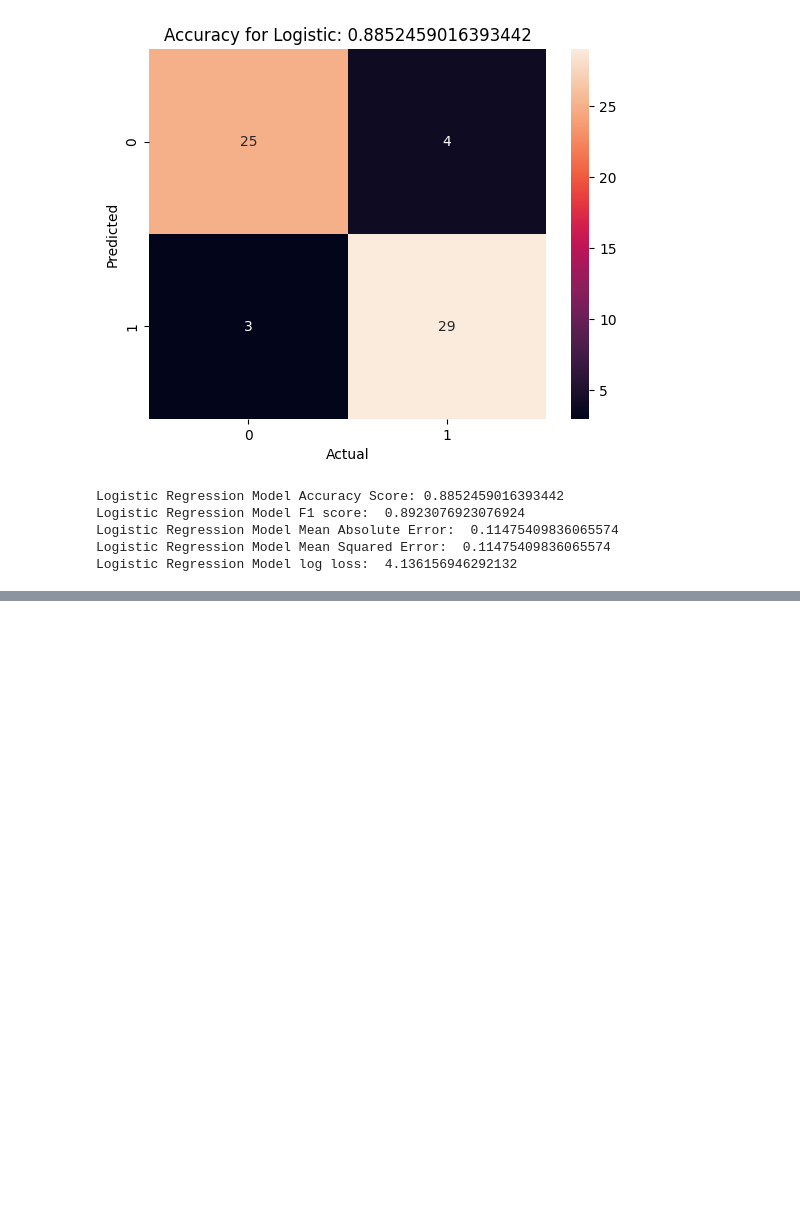
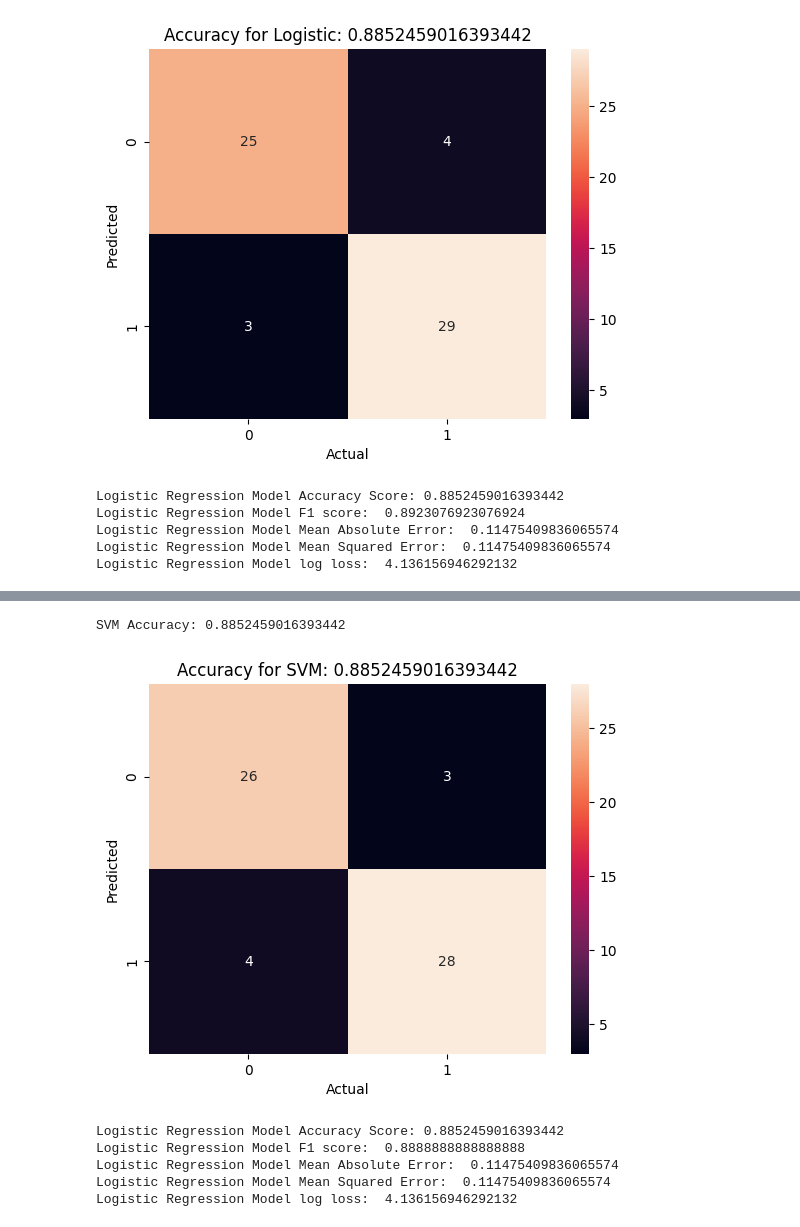
Before and after one commit to shadmankhezri/classification, a Jupyter notebook: heart_attack/heart_attack.ipynb, the cells around one changed output, grey strips where cells are left out. Cells and saved outputs as stored; diff of their text form; code cells hidden in the pictures; blank space fills up the shorter version.

```diff
--- a/heart_attack/heart_attack.ipynb
+++ b/heart_attack/heart_attack.ipynb
@@ -425,0 +492,5 @@ Logistic Regression Model log loss:  4.136156946292132
+# %%
+from sklearn.svm import SVC
+
+model_svm = SVC()
+model_svm
@@ -425,0 +499,4 @@ Logistic Regression Model log loss:  4.136156946292132
+# %%
+# training the model with train data
+
+model_svm.fit(X_train, y_train)
@@ -425,0 +507,7 @@ Logistic Regression Model log loss:  4.136156946292132
+# %%
+# test the SVM model
+
+y_pred_svm = model_svm.predict(X_test)
+
+print(y_pred_knn[0:5])        # predict value
+print(y_test[0:5])            # real value
@@ -425,0 +522,31 @@ Logistic Regression Model log loss:  4.136156946292132
+# %%
+# accuracy SVM
+
+print(f"SVM Accuracy: {accuracy_score(y_test , y_pred_svm)}")
+# %% [output]
+SVM Accuracy: 0.8852459016393442
+# %%
+# confusion matrix heatmap for SVM
+
+sns.heatmap(metrics.confusion_matrix(y_test, y_pred_svm), annot=True, fmt='d')
+
+plt.title(f'Accuracy for SVM: {accuracy_score(y_test, y_pred_svm)}')
+plt.ylabel('Predicted')
+plt.xlabel('Actual')
+plt.show()
+# %% [output]
+[figure, added]
+# %%
+# Calculation of average error and accuracy for SVM
+
+print('Logistic Regression Model Accuracy Score:', accuracy_score(y_test, y_pred_svm))
+print('Logistic Regression Model F1 score: ', f1_score(y_test, y_pred_svm))
+print('Logistic Regression Model Mean Absolute Error: ', mean_absolute_error(y_test, y_pred_svm))
+print('Logistic Regression Model Mean Squared Error: ', mean_squared_error(y_test, y_pred_svm))
+print('Logistic Regression Model log loss: ', log_loss(y_test, y_pred_svm))
+# %% [output]
+Logistic Regression Model Accuracy Score: 0.8852459016393442
+Logistic Regression Model F1 score:  0.8888888888888888
+Logistic Regression Model Mean Absolute Error:  0.11475409836065574
+Logistic Regression Model Mean Squared Error:  0.11475409836065574
+Logistic Regression Model log loss:  4.136156946292132
```
Also changed, not shown: parts of 20 cells of this notebook.
